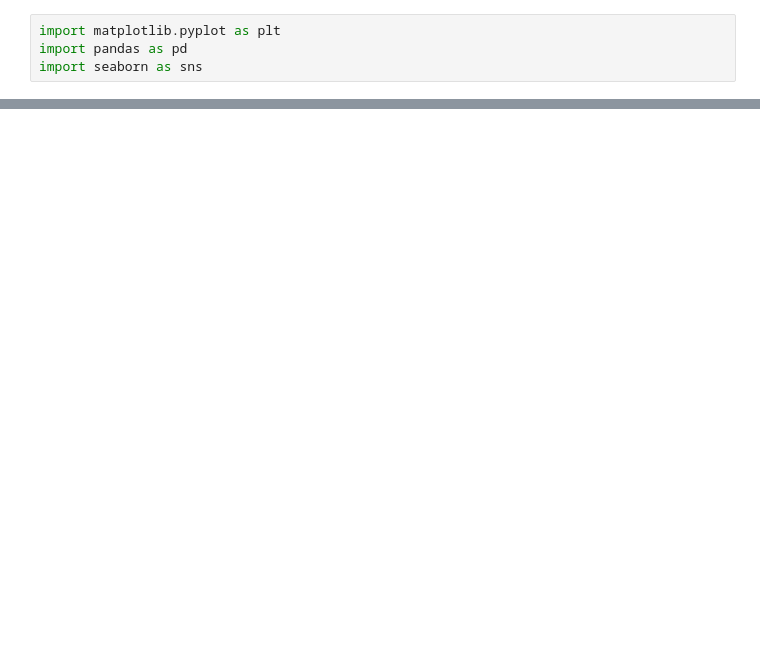
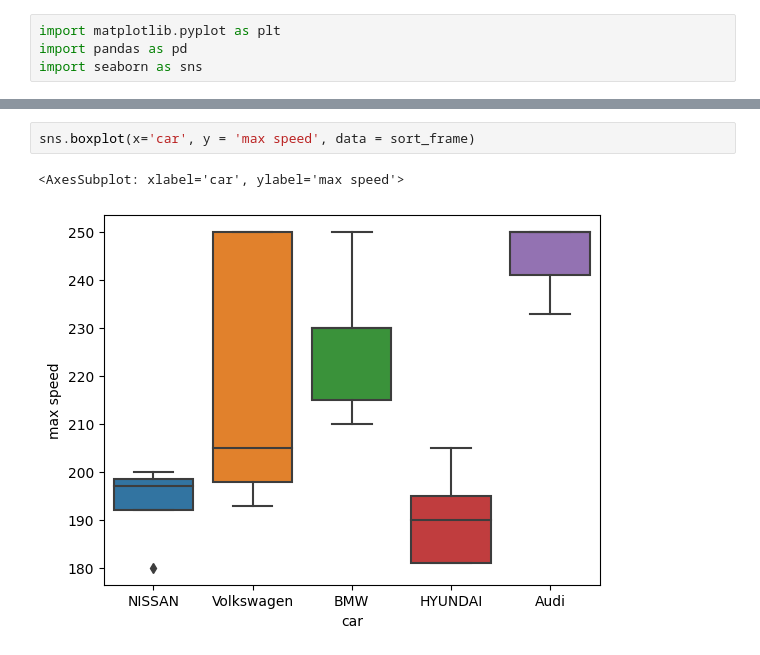
Before and after one commit to oblyshchak/ds_homeworks, a Jupyter notebook: homework_33, matplotlip, pyplot/cars.ipynb, the cells around one changed output, grey strips where cells are left out. Cells and saved outputs as stored; diff of their text form; blank space fills up the shorter version.

Commit message:
change data, finish tasks
Signed-off-by: Oleksandra Blyshchak <oleksandra.blyschak@gmail.com>

```diff
--- a/homework_33, matplotlip, pyplot/cars.ipynb
+++ b/homework_33, matplotlip, pyplot/cars.ipynb
@@ -78,0 +79,5 @@ Text(0.5, 0, 'max speed, km/h')
+# %%
+sns.boxplot(x='car', y = 'max speed', data = sort_frame)
+# %% [output]
+<AxesSubplot: xlabel='car', ylabel='max speed'>
+[figure, added]
```
Also changed, not shown: parts of 8 cells of this notebook, 1 other file.
